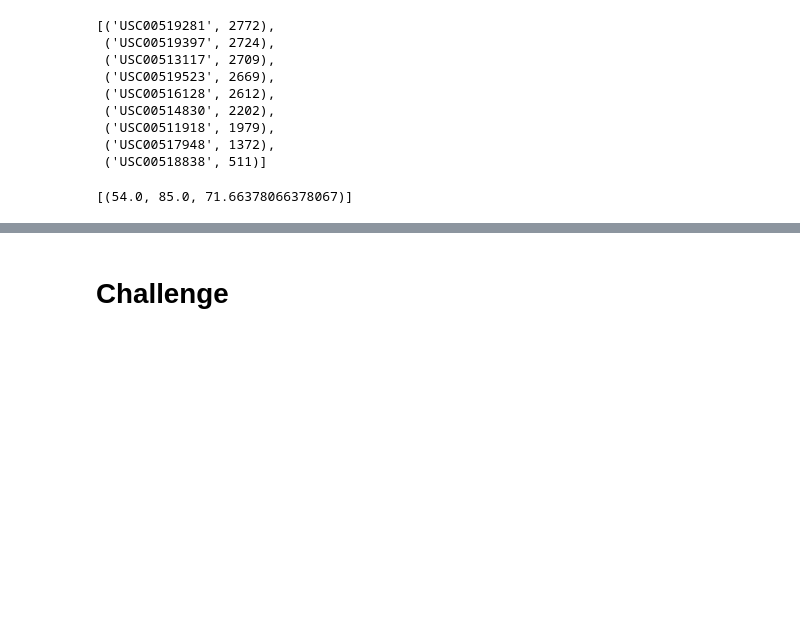
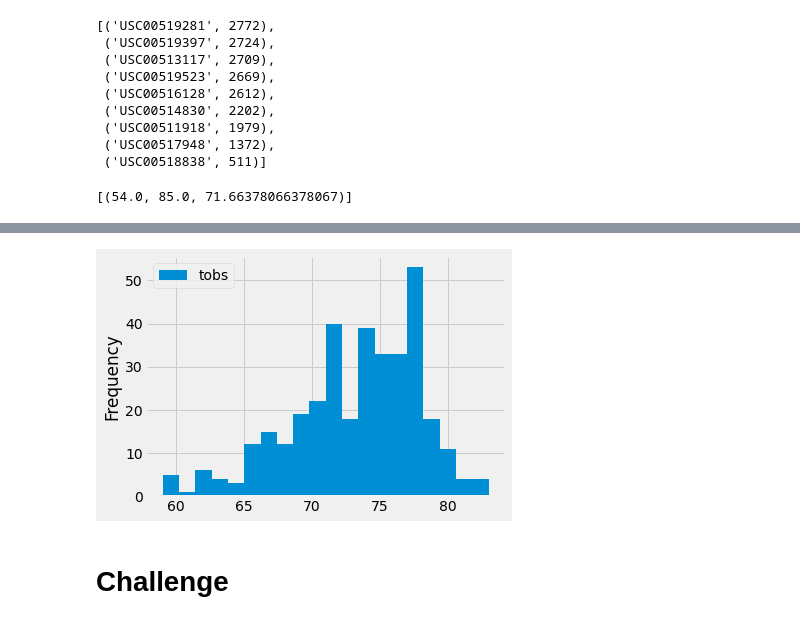
Before and after one commit to julee89/surfs_up, a Jupyter notebook: climate_analysis.ipynb, the cells around one changed output, grey strips where cells are left out. Cells and saved outputs as stored; diff of their text form; code cells hidden in the pictures; blank space fills up the shorter version.

```diff
--- a/climate_analysis.ipynb
+++ b/climate_analysis.ipynb
@@ -204,3 +214,10 @@ df.plot.hist(bins = 12)
+# %%
+# Adjusting plot to 20 bins
+df.plot.hist(bins = 20)
+
+plt.tight_layout()
+# %% [output]
+[figure, added]
 # %%
 # Write a function called `calc_temps` that will accept start date and end date in the format '%Y-%m-%d'
 # and return the minimum, average, and maximum temperatures for that range of dates
```
Also changed, not shown: parts of 2 cells of this notebook, 1 other file.
